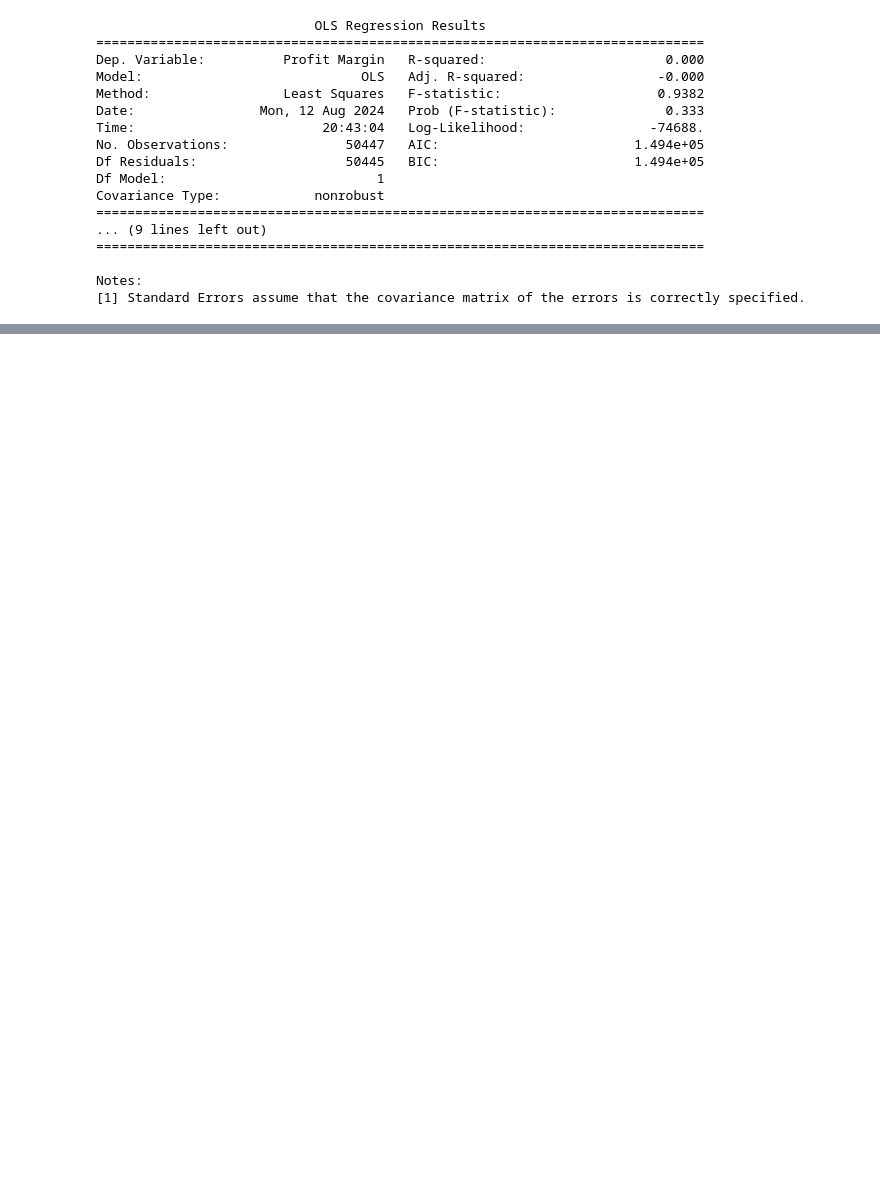
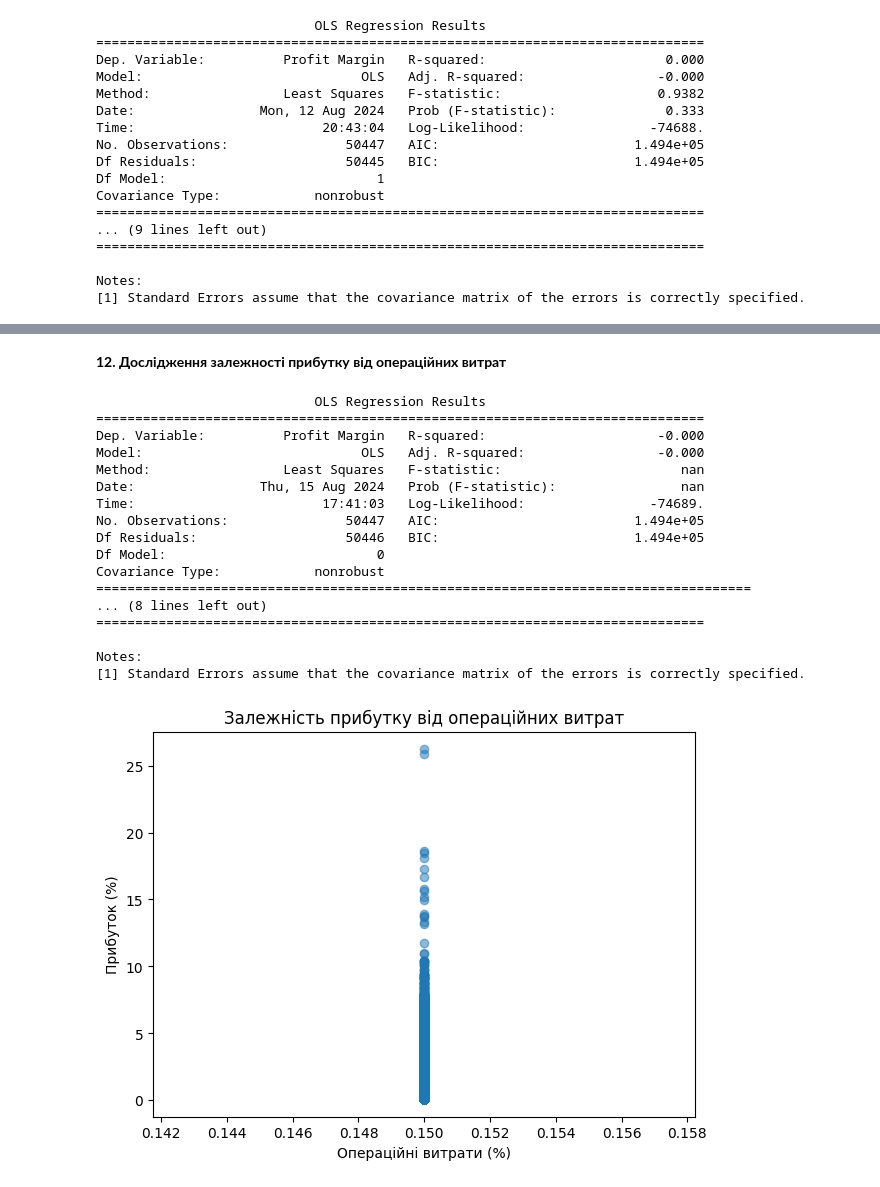
Before and after one commit to oleg-zao/My-Python-Home-Work, a Jupyter notebook: "Final_Project_Grocery_store_sales_analysis_ipynb"_ipynb".ipynb, the cells around one changed output, grey strips where cells are left out. Saved outputs shown, nothing was run; the diff lists cells and outputs as text; code cells hidden in the pictures; blank space fills up the shorter version.

```diff
--- a/"Final_Project_Grocery_store_sales_analysis_ipynb"_ipynb".ipynb
+++ b/"Final_Project_Grocery_store_sales_analysis_ipynb"_ipynb".ipynb
@@ -552,0 +554,42 @@ plt.show()
+# %% [markdown]
+**12. Дослідження залежності прибутку від операційних витрат**
+# %%
+import statsmodels.api as sm
+
+# Будуємо регресійну модель
+X = df['% Operating Cost']
+y = df['Profit Margin']
+
+# Константа для моделі (змыщення)
+X = sm.add_constant(X)
+
+# Будуємо модель
+model = sm.OLS(y, X).fit()
+print(model.summary())
+
+# Візуалізація результатів
+plt.figure(figsize=(7, 5))
+sns.regplot(x='% Operating Cost', y='Profit Margin', data=df, scatter_kws={'alpha':0.5}, line_kws={'color':'red'})
+plt.title('Залежність прибутку від операційних витрат')
+plt.xlabel('Операційні витрати (%)')
+plt.ylabel('Прибуток (%)')
+plt.show()
+# %% [output]
+                            OLS Regression Results
+==============================================================================
+Dep. Variable:          Profit Margin   R-squared:                      -0.000
+Model:                            OLS   Adj. R-squared:                 -0.000
+Method:                 Least Squares   F-statistic:                       nan
+Date:                Thu, 15 Aug 2024   Prob (F-statistic):                nan
+Time:                        17:41:03   Log-Likelihood:                -74689.
+No. Observations:               50447   AIC:                         1.494e+05
+Df Residuals:                   50446   BIC:                         1.494e+05
+Df Model:                           0
+Covariance Type:            nonrobust
+====================================================================================
+... (8 lines left out)
+==============================================================================
+
+Notes:
+[1] Standard Errors assume that the covariance matrix of the errors is correctly specified.
+[figure, added]
```
Also changed, not shown: parts of 7 cells of this notebook.
